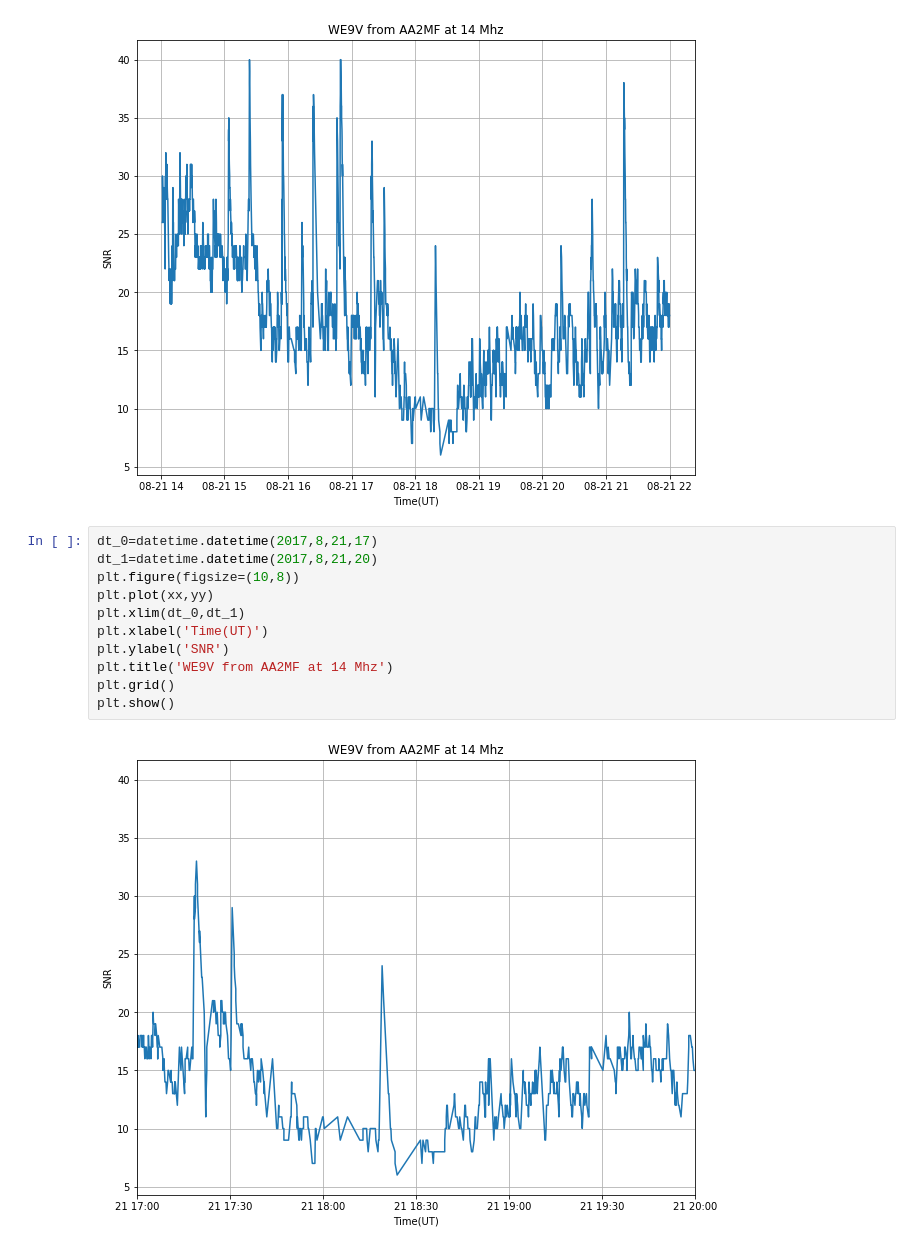
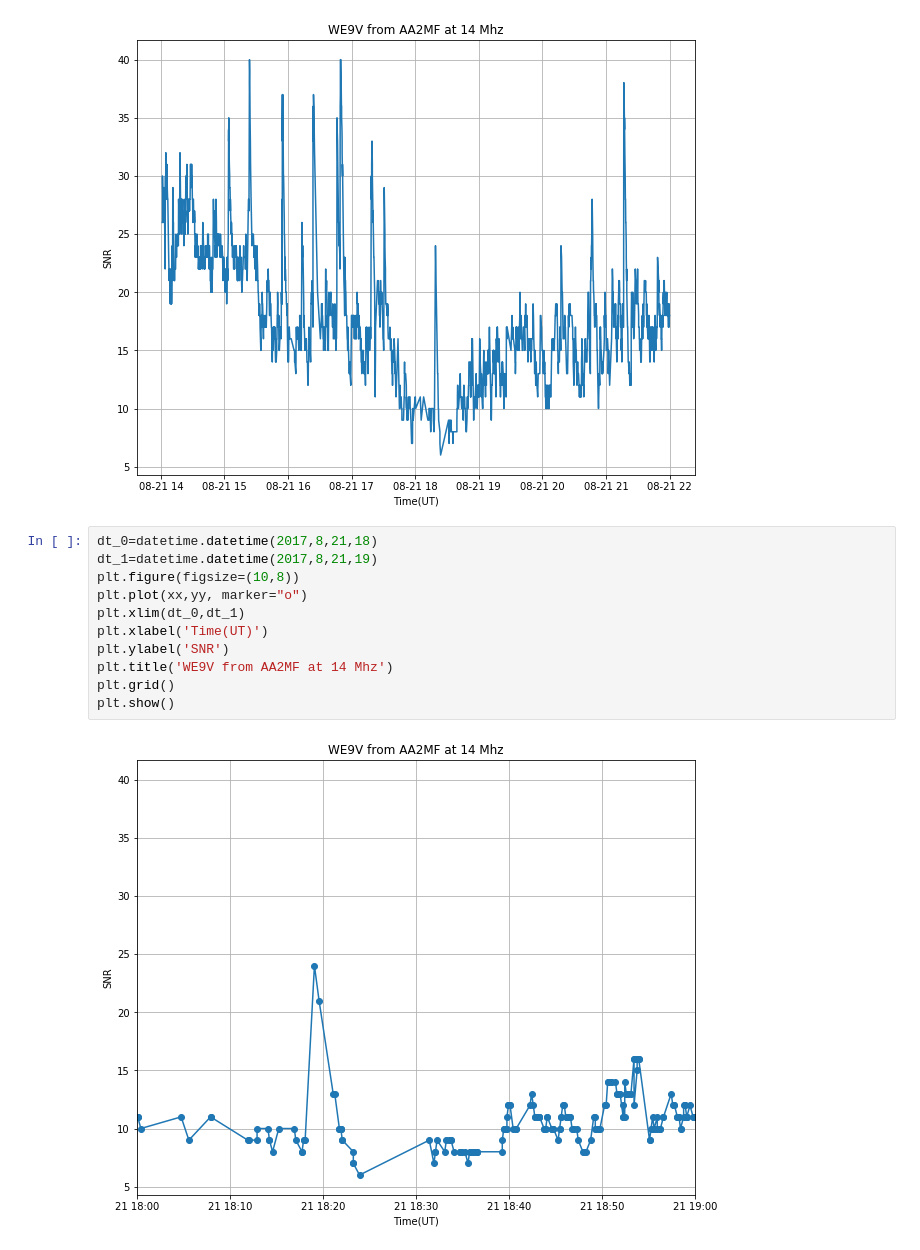
Before and after one commit to westml/eclipse_marylou, a Jupyter notebook: PlotingTimeSeries.ipynb, the cells around one changed output. Drawn from its saved outputs; the diff is of its cells as text.

```diff
--- a/PlotingTimeSeries.ipynb
+++ b/PlotingTimeSeries.ipynb
@@ -137,15 +137,15 @@ plt.show()
 # %% [output]
 [figure]
 # %%
-dt_0=datetime.datetime(2017,8,21,17)
-dt_1=datetime.datetime(2017,8,21,20)
+dt_0=datetime.datetime(2017,8,21,18)
+dt_1=datetime.datetime(2017,8,21,19)
 plt.figure(figsize=(10,8))
-plt.plot(xx,yy)
+plt.plot(xx,yy, marker="o")
 plt.xlim(dt_0,dt_1)
 plt.xlabel('Time(UT)')
 plt.ylabel('SNR')
 plt.title('WE9V from AA2MF at 14 Mhz')
 plt.grid()
 plt.show()
 # %% [output]
-[figure, old version]
+[figure, new version]
```
Also changed, not shown: parts of 1 cell of this notebook.
